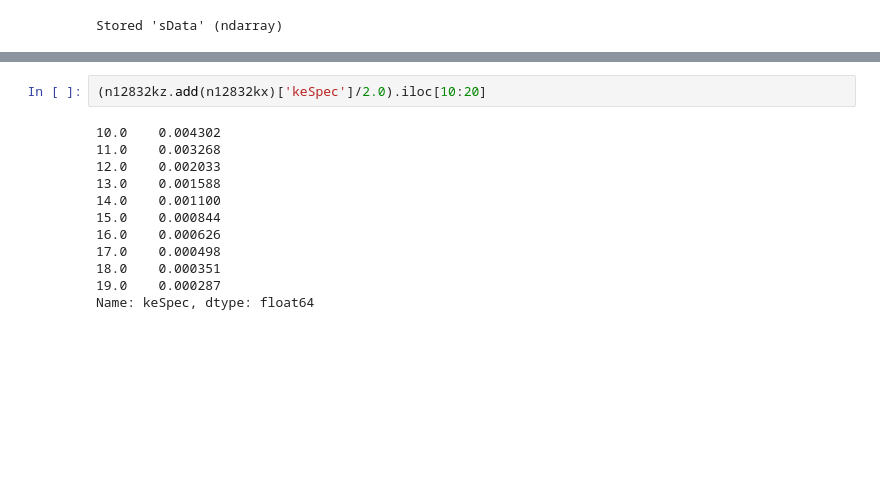
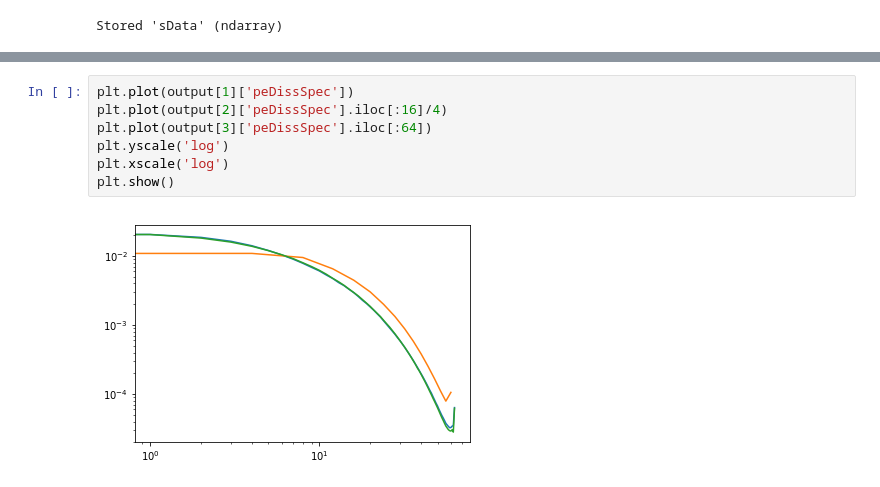
Before and after one commit to jamelvin/stratDNS, a Jupyter notebook: spectra-Jupyter.ipynb, the cells around one changed output, grey strips where cells are left out. Cells and saved outputs as stored; diff of their text form; blank space fills up the shorter version.

```diff
--- a/spectra-Jupyter.ipynb
+++ b/spectra-Jupyter.ipynb
@@ -430,14 +391,9 @@ kyBin/4.0
-# %%
-(n12832kz.add(n12832kx)['keSpec']/2.0).iloc[10:20]
-# %% [output]
-10.0    0.004302
-11.0    0.003268
-12.0    0.002033
-13.0    0.001588
-14.0    0.001100
-15.0    0.000844
-16.0    0.000626
-17.0    0.000498
-18.0    0.000351
-19.0    0.000287
-Name: keSpec, dtype: float64
+# %%
+plt.plot(output[1]['peDissSpec'])
+plt.plot(output[2]['peDissSpec'].iloc[:16]/4)
+plt.plot(output[3]['peDissSpec'].iloc[:64])
+plt.yscale('log')
+plt.xscale('log')
+plt.show()
+# %% [output]
+[figure, added]
```
Also changed, not shown: parts of 15 cells of this notebook.
